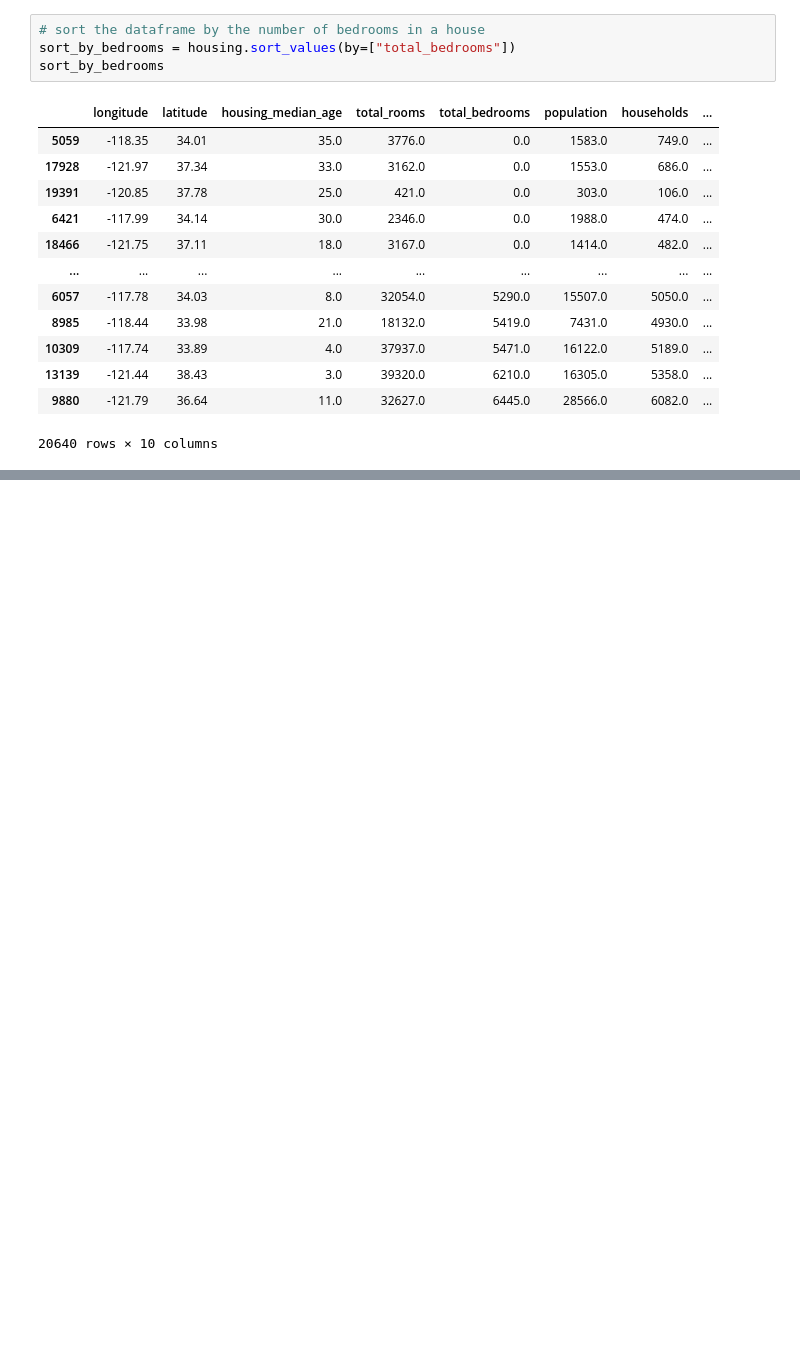
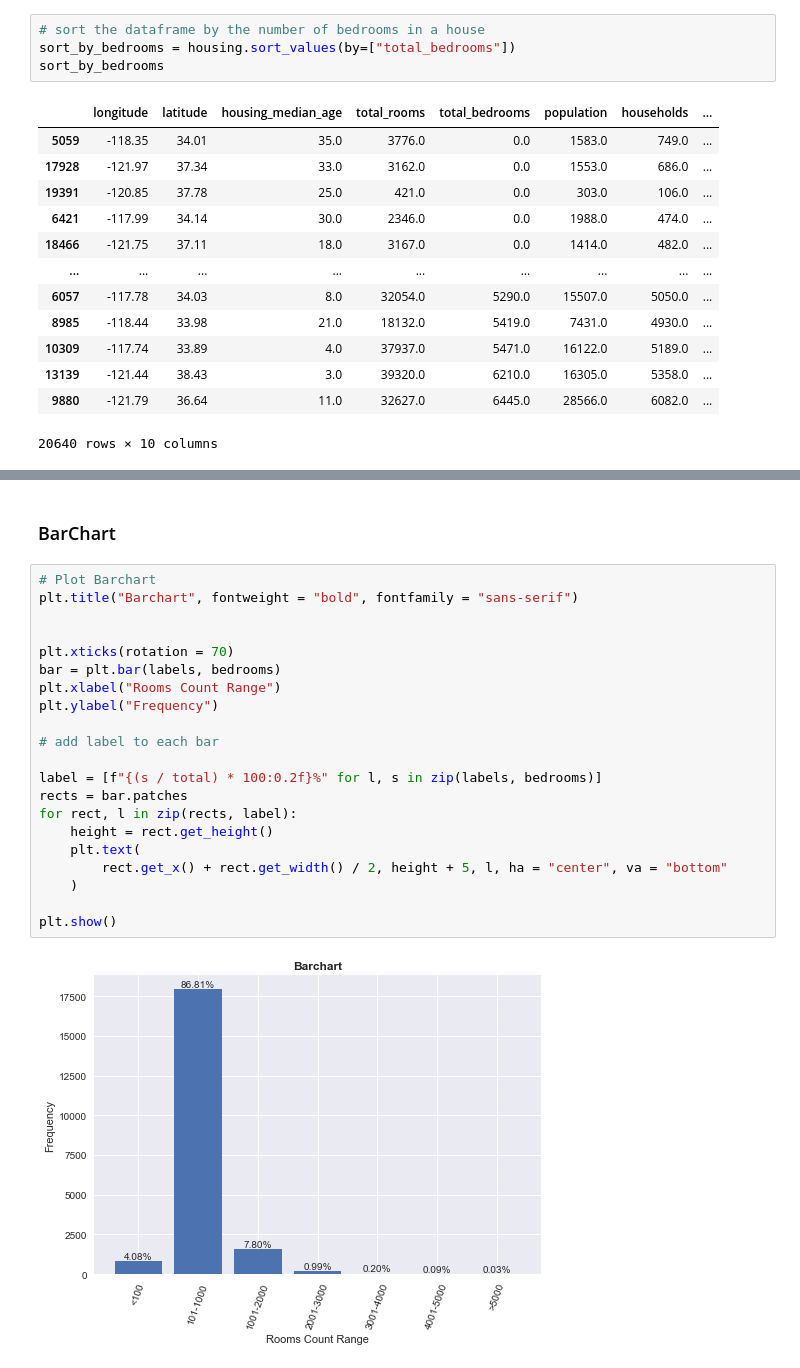
Before and after one commit to EmmanuelAjibokun/Housing-Price-Prediction, a Jupyter notebook: Housing Price with Data Visualization.ipynb, the cells around one changed output, grey strips where cells are left out. Cells and saved outputs as stored; diff of their text form; blank space fills up the shorter version.

```diff
--- a/Housing Price with Data Visualization.ipynb
+++ b/Housing Price with Data Visualization.ipynb
@@ -216,0 +219,25 @@ plt.show()
+# %% [markdown]
+### BarChart
+# %%
+# Plot Barchart
+plt.title("Barchart", fontweight = "bold", fontfamily = "sans-serif")
+
+
+plt.xticks(rotation = 70)
+bar = plt.bar(labels, bedrooms)
+plt.xlabel("Rooms Count Range")
+plt.ylabel("Frequency")
+
+# add label to each bar
+
+label = [f"{(s / total) * 100:0.2f}%" for l, s in zip(labels, bedrooms)]
+rects = bar.patches
+for rect, l in zip(rects, label):
+    height = rect.get_height()
+    plt.text(
+        rect.get_x() + rect.get_width() / 2, height + 5, l, ha = "center", va = "bottom"
+    )
+
+plt.show()
+# %% [output]
+[figure, added]
```
Also changed, not shown: parts of 7 cells of this notebook.
